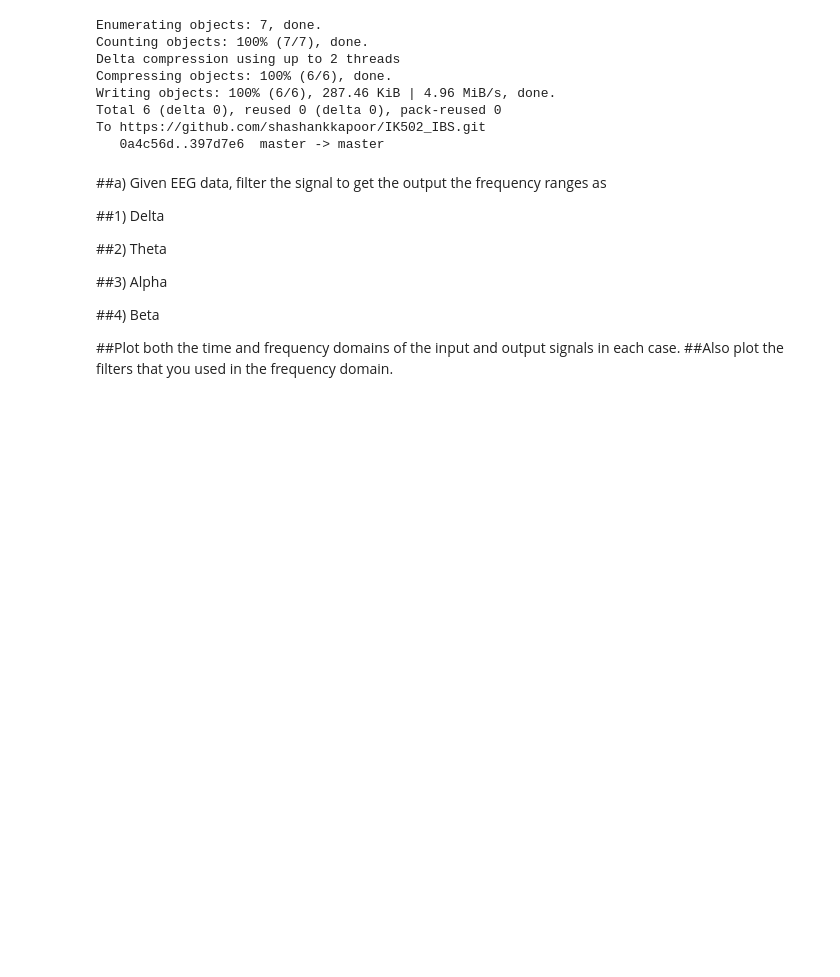
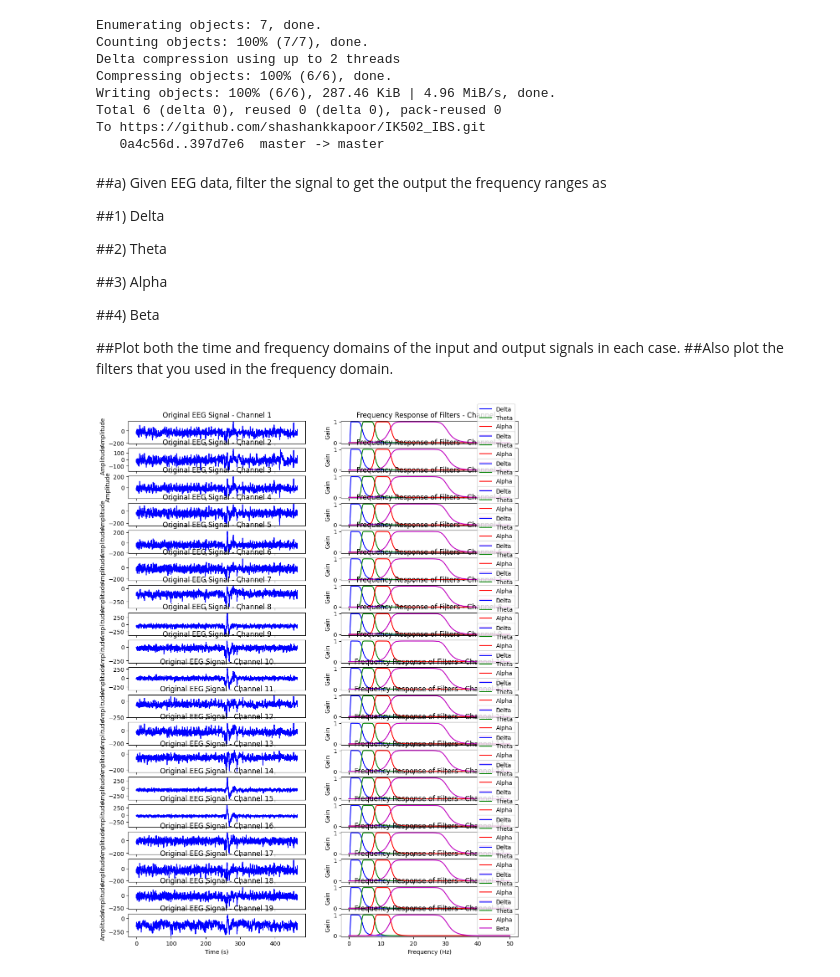
Before and after one commit to shashankkapoor/IK502_IBS, a Jupyter notebook: IK502:Assignment_2.ipynb, the cells around one changed output. Saved outputs shown, nothing was run; the diff lists cells and outputs as text; code cells hidden in the pictures; blank space fills up the shorter version.

Commit message:
updated assignmen-1

```diff
--- a/IK502:Assignment_2.ipynb
+++ b/IK502:Assignment_2.ipynb
@@ -46,97 +46,77 @@ import numpy as np
 import matplotlib.pyplot as plt
 from scipy.signal import butter, filtfilt, freqz
 
-# Load EEG data (replace with your own data)
-eeg_data = np.loadtxt("/path/to/eeg_data.txt")  # Load EEG data from file
+# Load EEG data from file
+eeg_data = np.load("/content/drive/MyDrive/IK 502/IK502_IBS/Assignment_2_Dataset/57_00002656_none_montage_False.npy")  # Load EEG data from file, shape (19, X), where X is the number of data points
 
 # Define sampling frequency and time vector
-fs = 1000  # Sample rate (Hz)
-t = np.arange(len(eeg_data)) / fs  # Time vector
+fs = 100  # Sample rate (Hz)
+num_channels, num_samples = eeg_data.shape
+t = np.arange(num_samples) / fs  # Time vector
 
 # Define filter function
 def butter_bandpass(lowcut, highcut, fs, order=5):
     nyq = 0.5 * fs
     low = lowcut / nyq
     high = highcut / nyq
     b, a = butter(order, [low, high], btype='band')
     return b, a
 
-# Function to apply filter
+# Function to apply filter to each channel
 def apply_filter(data, b, a):
-    return filtfilt(b, a, data)
+    filtered_data = np.zeros_like(data)
+    for i in range(num_channels):
+        filtered_data[i, :] = filtfilt(b, a, data[i, :])
+    return filtered_data
 
 # Define frequency bands
 delta_band = (0.5, 4)  # Delta waves (0.5 - 4 Hz)
 theta_band = (4, 8)    # Theta waves (4 - 8 Hz)
 alpha_band = (8, 13)   # Alpha waves (8 - 13 Hz)
 beta_band = (13, 30)   # Beta waves (13 - 30 Hz)
 
-# Apply filters to EEG data for each frequency band
+# Apply filters to EEG data for each frequency band for each channel
 b_delta, a_delta = butter_bandpass(*delta_band, fs)
 b_theta, a_theta = butter_bandpass(*theta_band, fs)
 b_alpha, a_alpha = butter_bandpass(*alpha_band, fs)
 b_beta, a_beta = butter_bandpass(*beta_band, fs)
 
 delta_filtered = apply_filter(eeg_data, b_delta, a_delta)
 theta_filtered = apply_filter(eeg_data, b_theta, a_theta)
 alpha_filtered = apply_filter(eeg_data, b_alpha, a_alpha)
 beta_filtered = apply_filter(eeg_data, b_beta, a_beta)
 
 # Plot time-domain and frequency-domain representations
-plt.figure(figsize=(14, 10))
+plt.figure(figsize=(12, 16))
 
-# Plot input EEG signal
-plt.subplot(4, 2, 1)
-plt.plot(t, eeg_data, 'b')
-plt.title('Original EEG Signal')
-plt.xlabel('Time (s)')
-plt.ylabel('Amplitude')
+# Plot original EEG signals
+for i in range(num_channels):
+    plt.subplot(num_channels, 2, i*2+1)
+    plt.plot(t, eeg_data[i, :], 'b')
+    plt.title(f'Original EEG Signal - Channel {i+1}')
+    plt.xlabel('Time (s)')
+    plt.ylabel('Amplitude')
 
-# Plot frequency response of filters
-plt.subplot(4, 2, 2)
-w, h = freqz(b_delta, a_delta, worN=2000)
-plt.plot(0.5 * fs * w / np.pi, np.abs(h), 'b', label='Delta')
-w, h = freqz(b_theta, a_theta, worN=2000)
-plt.plot(0.5 * fs * w / np.pi, np.abs(h), 'g', label='Theta')
-w, h = freqz(b_alpha, a_alpha, worN=2000)
-plt.plot(0.5 * fs * w / np.pi, np.abs(h), 'r', label='Alpha')
-w, h = freqz(b_beta, a_beta, worN=2000)
-plt.plot(0.5 * fs * w / np.pi, np.abs(h), 'm', label='Beta')
-plt.title('Frequency Response of Filters')
-plt.xlabel('Frequency (Hz)')
-plt.ylabel('Gain')
-plt.legend()
+    # Plot frequency response of filters
+    plt.subplot(num_channels, 2, i*2+2)
+    w, h = freqz(b_delta, a_delta, worN=2000)
+    plt.plot(0.5 * fs * w / np.pi, np.abs(h), 'b', label='Delta')
+    w, h = freqz(b_theta, a_theta, worN=2000)
+    plt.plot(0.5 * fs * w / np.pi, np.abs(h), 'g', label='Theta')
+    w, h = freqz(b_alpha, a_alpha, worN=2000)
+    plt.plot(0.5 * fs * w / np.pi, np.abs(h), 'r', label='Alpha')
+    w, h = freqz(b_beta, a_beta, worN=2000)
+    plt.plot(0.5 * fs * w / np.pi, np.abs(h), 'm', label='Beta')
+    plt.title(f'Frequency Response of Filters - Channel {i+1}')
+    plt.xlabel('Frequency (Hz)')
+    plt.ylabel('Gain')
+    plt.legend()
 
 # Plot filtered signals
-plt.subplot(4, 2, 3)
-plt.plot(t, delta_filtered, 'b')
-plt.title('Delta Band Filtered Signal')
-plt.xlabel('Time (s)')
-plt.ylabel('Amplitude')
+#plt.tight_layout()
 
-plt.subplot(4, 2, 4)
-plt.magnitude_spectrum(delta_filtered, Fs=fs, color='blue')
-plt.title('Delta Band Filtered Signal Spectrum')
-
-plt.subplot(4, 2, 5)
-plt.plot(t, theta_filtered, 'g')
-plt.title('Theta Band Filtered Signal')
-plt.xlabel('Time (s)')
-plt.ylabel('Amplitude')
-
-plt.subplot(4, 2, 6)
-plt.magnitude_spectrum(theta_filtered, Fs=fs, color='green')
-plt.title('Theta Band Filtered Signal Spectrum')
-
-plt.subplot(4, 2, 7)
-plt.plot(t, alpha_filtered, 'r')
-plt.title('Alpha Band Filtered Signal')
-plt.xlabel('Time (s)')
-plt.ylabel('Amplitude')
-
-plt.subplot(4, 2, 8)
-plt.magnitude_spectrum(alpha_filtered, Fs=fs, color='red')
-plt.title('Alpha Band Filtered Signal Spectrum')
-
-plt.tight_layout()
-plt.show()
+# Save the plot as JPEG image
+plt.savefig('plot.jpg', dpi=300)
+#plt.show()
+# %% [output]
+[figure, added]
```
Also changed, not shown: 1 other file.
